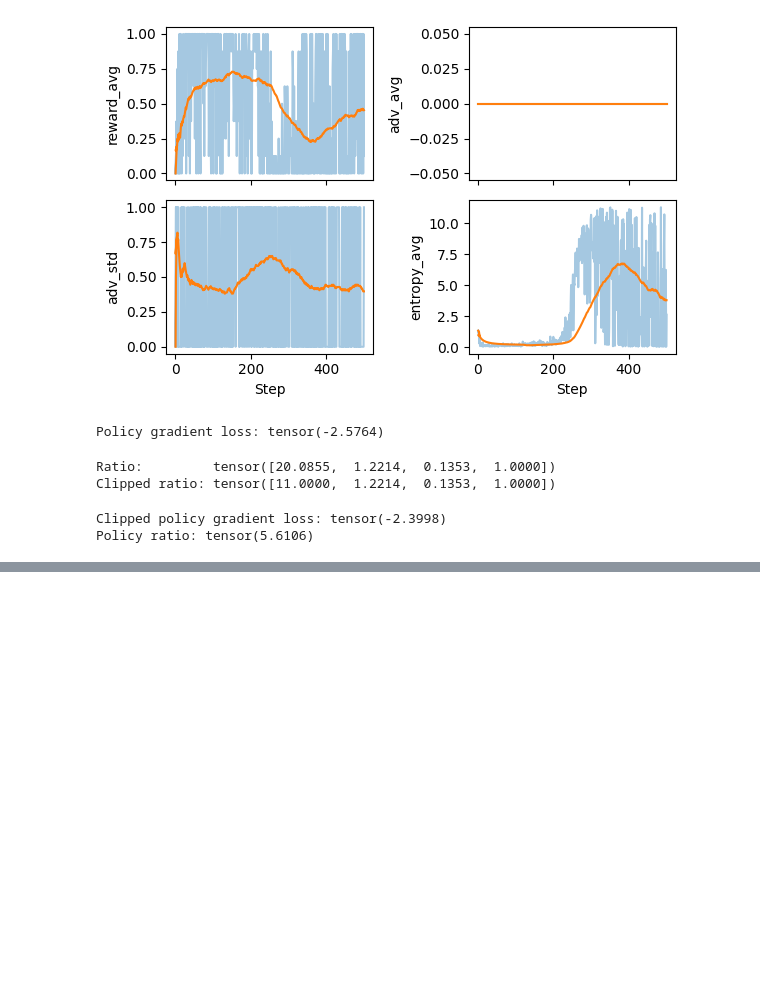
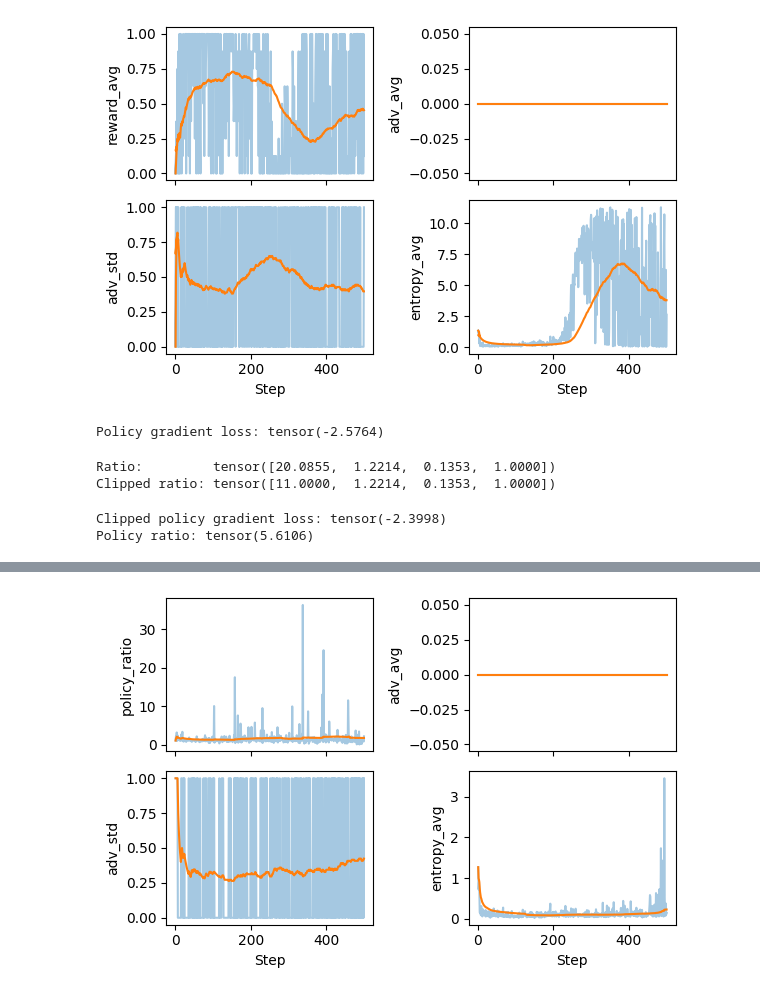
Before and after one commit to Kshqsz/reasoning-from-scratch, a Jupyter notebook: ch07/ch07_main.ipynb, the cells around one changed output, grey strips where cells are left out. Drawn from its saved outputs; the diff is of its cells as text; code cells hidden in the pictures; blank space fills up the shorter version.

```diff
--- a/ch07/ch07_main.ipynb
+++ b/ch07/ch07_main.ipynb
@@ -308,0 +325,8 @@ download_from_github(
+# %%
+plot_grpo_metrics(
+    "7_4_plus_clip_ratio_metrics.csv",
+    columns=["policy_ratio", "adv_avg", "adv_std", "entropy_avg"],
+    save_as="13_2.pdf"
+)
+# %% [output]
+[figure, added]
```
Also changed, not shown: parts of 3 cells of this notebook.
